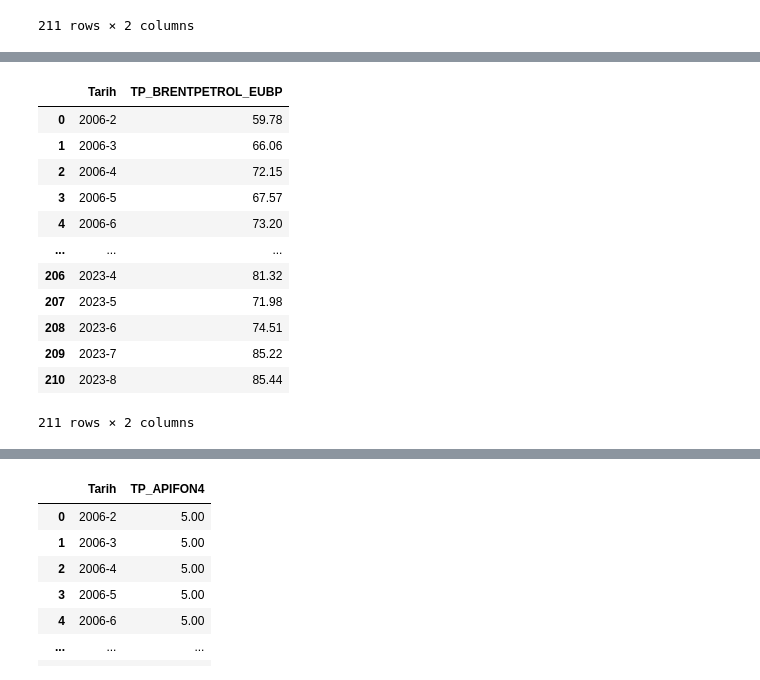
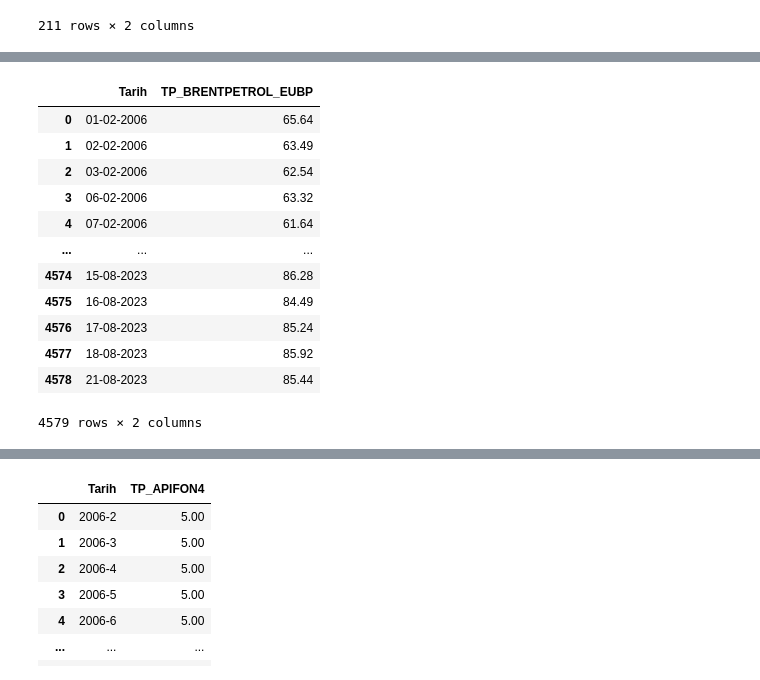
Before and after one commit to kaboya19/InflationForecast, a Jupyter notebook: InflationForecast.ipynb, the cells around one changed output, grey strips where cells are left out. Saved outputs shown, nothing was run; the diff lists cells and outputs as text; code cells hidden in the pictures.

```diff
--- a/InflationForecast.ipynb
+++ b/InflationForecast.ipynb
@@ -227,19 +212,18 @@ dfn
 211 rows × 2 columns
 # %%
-brent=evds.get_data(["TP.BRENTPETROL.EUBP"],startdate="01-02-2006",enddate=date.today().strftime("%d-%m-%Y"),frequency=5)
-#brent.iloc[210,1]=83
+brent=evds.get_data(["TP.BRENTPETROL.EUBP"],startdate="01-02-2006",enddate=date.today().strftime("%d-%m-%Y"),frequency=1)
 brent
 # %% [output]
 |  | Tarih | TP_BRENTPETROL_EUBP |
-| 0 | 2006-2 | 59.78 |
-| 1 | 2006-3 | 66.06 |
-| 2 | 2006-4 | 72.15 |
-| 3 | 2006-5 | 67.57 |
-| 4 | 2006-6 | 73.20 |
+| 0 | 01-02-2006 | 65.64 |
+| 1 | 02-02-2006 | 63.49 |
+| 2 | 03-02-2006 | 62.54 |
+| 3 | 06-02-2006 | 63.32 |
+| 4 | 07-02-2006 | 61.64 |
 | ... | ... | ... |
-| 206 | 2023-4 | 81.32 |
-| 207 | 2023-5 | 71.98 |
-| 208 | 2023-6 | 74.51 |
-| 209 | 2023-7 | 85.22 |
-| 210 | 2023-8 | 85.44 |
+| 4574 | 15-08-2023 | 86.28 |
+| 4575 | 16-08-2023 | 84.49 |
+| 4576 | 17-08-2023 | 85.24 |
+| 4577 | 18-08-2023 | 85.92 |
+| 4578 | 21-08-2023 | 85.44 |
-211 rows × 2 columns
+4579 rows × 2 columns
```
Also changed, not shown: parts of 26 cells of this notebook.
